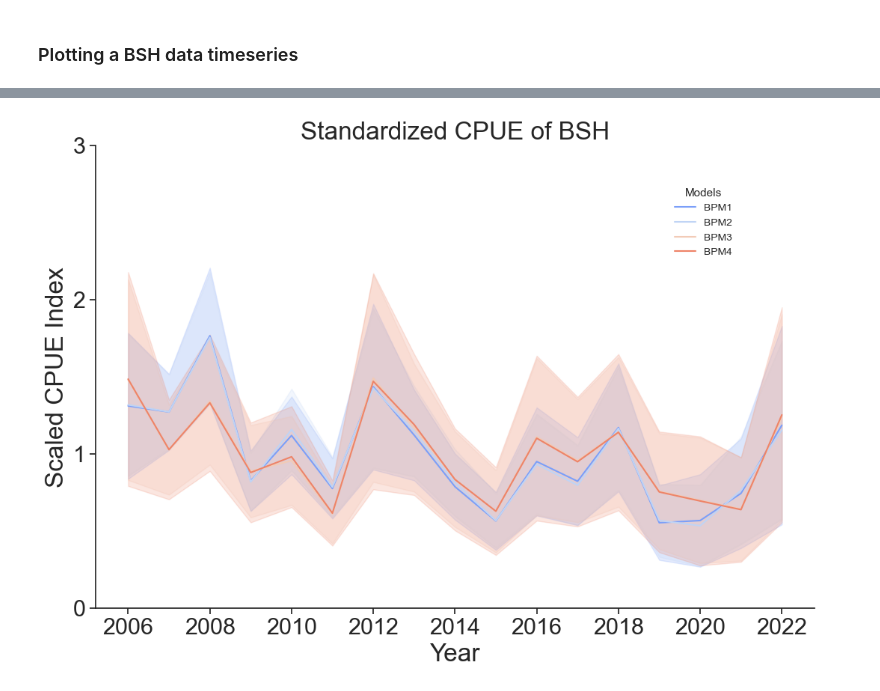
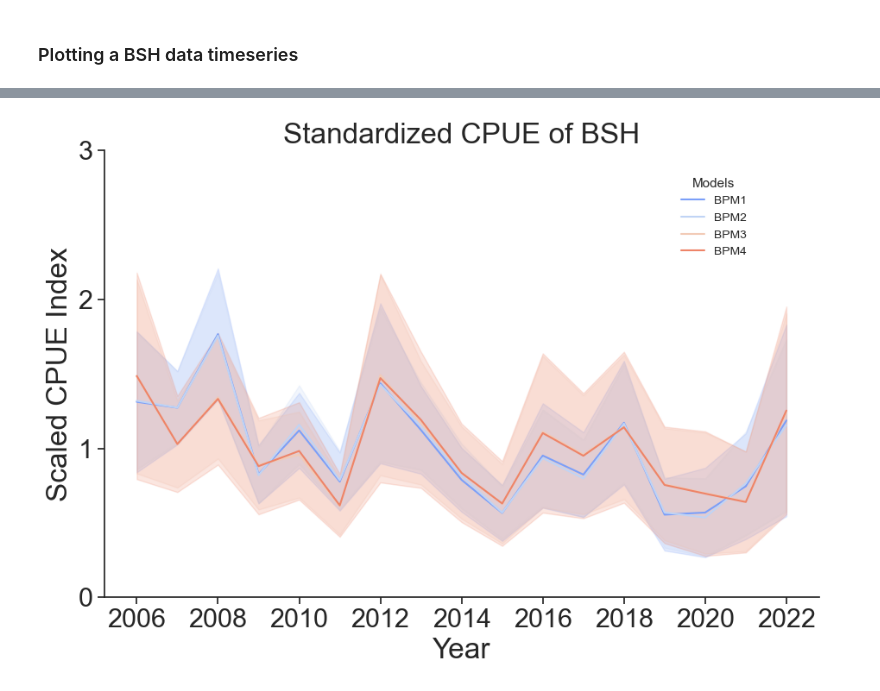
Before and after one commit to alberto-rodmad/Curso_python_repo, a Jupyter notebook: Homeworks/07_plot_descriptive_statistics_seaborn.ipynb, the cells around one changed output, grey strips where cells are left out. Saved outputs shown, nothing was run; the diff lists cells and outputs as text; code cells hidden in the pictures.

```diff
--- a/Homeworks/07_plot_descriptive_statistics_seaborn.ipynb
+++ b/Homeworks/07_plot_descriptive_statistics_seaborn.ipynb
@@ -194,7 +194,7 @@ import matplotlib.pyplot as plt
 # Choose colors from Seaborn's coolwarm palette
 palette = sns.color_palette("coolwarm", n_colors=len(BSHData["Model"].unique()))
 model_names = BSHData["Model"].unique()
-plt.figure(figsize=(11, 8))
+plt.figure(figsize=(10, 7))
 
 # Iterate through each model and apply a unique color
 for i, model_name in enumerate(model_names):
@@ -211,31 +211,31 @@ for i, model_name in enumerate(model_names):
         data_model["SclUCI95"],
         alpha=0.2,
         color=color
     )
 
 plt.title("Standardized CPUE of BSH")
 plt.xlabel("Year")
 plt.ylabel("Scaled CPUE Index")
 
 # Y-axis: ticks from 0 to 3 in steps of 1
 plt.yticks(range(0, 4, 1))
 
 # Smaller, positioned legend
 plt.legend(
     title="Models",
     loc=(0.80, 0.75),
     fontsize=10,
     title_fontsize=11,
     frameon=False
 )
 
 # Remove top and right borders
 ax = plt.gca()
 ax.spines["top"].set_visible(False)
 ax.spines["right"].set_visible(False)
 
 plt.grid(False)
 plt.tight_layout()
 plt.show()
 # %% [output]
-[figure, old version]
+[figure, new version]
```
Also changed, not shown: 13 other files.
